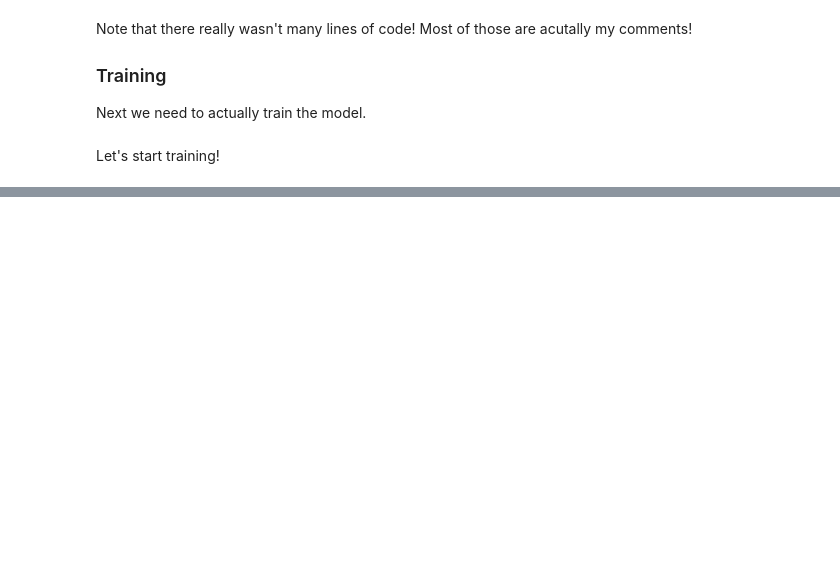
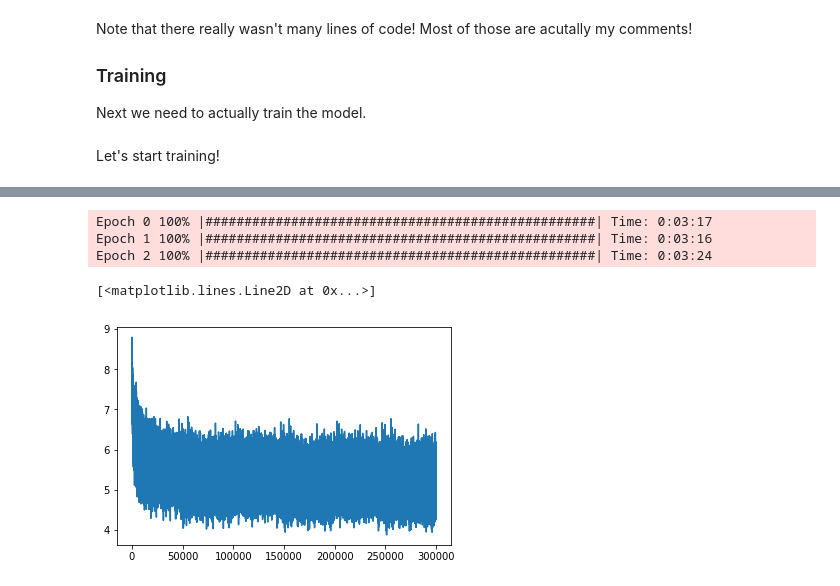
Before and after one commit to sidenver/word2vec_assignment, a Jupyter notebook: w2v_hw/w2v_hw.ipynb, the cells around one changed output, grey strips where cells are left out. Cells and saved outputs as stored; diff of their text form; code cells hidden in the pictures; blank space fills up the shorter version.

Commit message:
complete the writeup, add word similarity dataset

```diff
--- a/w2v_hw/w2v_hw.ipynb
+++ b/w2v_hw/w2v_hw.ipynb
@@ -98,8 +103,8 @@ def make_context_vector(context, word_to_ix):
 # %%
 def data_batcher(X, Y, batches=5):
     '''
-    helper function to batch data, note that batches is not the size of the batch,
-    but how many batches the dataset is divided into.
+    helper function to batch data, note that batches is not the size of
+    the batch, but how many batches the dataset is divided into.
     In:
         X: a matrix of size (num_sample, CONTEXT_SIZE*2)
         Y: an array of size (num_sample)
@@ -286,27 +332,30 @@ Next we need to actually train the model.
 # handy library to help you visualize the progress
 import progressbar
 
-"""
-A function to call for training given the model.
+def train_cbow(model, num_epochs=5, batches=100):
+    """
+    A function to call for training given the model.
 
-Parameters for train():
-    - model: a CBOW instance
-    - num_epochs: number of time the entire dataset is trained through
-    - batches:  recall that batches is not the size of the batch,
-                but how many batches the dataset is divided into.
-"""
-def train(model, num_epochs=5, batches=100):
+    Parameters for train_cbow():
+        - model: a CBOW instance
+        - num_epochs: number of time the entire dataset is trained through
+        - batches:  recall that batches is not the size of the batch,
+                    but how many batches the dataset is divided into.
+    """
+
 
     """
     The negative log likelihood loss.
     It is useful to train a classification problem with C classes.
-    Expected to contain log-probabilities of each class. See nn.NLLLoss.__doc__ for more details.
+    Expected to contain log-probabilities of each class.
+    See nn.NLLLoss.__doc__ for more details.
     """
     criterion = nn.NLLLoss()
 
     """
-    The stochastic gradient descent optimizer used to update weights, once gradient is computed.
-    We set a learning rate of 0.001, and momentum of 0.9.
+    The stochastic gradient descent optimizer used to update weights,
+    once gradient is computed. We set a learning rate of 0.001, and
+    momentum of 0.9.
     """
     optimizer = optim.SGD(model.parameters(), lr=0.001, momentum=0.9)
 
@@ -319,7 +368,9 @@ def train(model, num_epochs=5, batches=100):
         widgets = ['Epoch {} '.format(epoch), progressbar.Percentage(), ' ', progressbar.Bar(), ' ', progressbar.ETA()]
         bar = progressbar.ProgressBar(widgets=widgets, max_value=batches)
 
+        # bar(data_batcher(X, Y, batches)) is a way for progressbar to keep track of data_batcher(X, Y, batches)
         for context, target in bar(data_batcher(X, Y, batches)):
+
             """
             Wrap our training pair context and target first through torch.LongTensor,
             and then through Variable.
@@ -344,7 +395,9 @@ def train(model, num_epochs=5, batches=100):
             The final piece how connecting the network to the data!
             We feed the data in, and get a loss value back.
             """
+            # run this input x forward through the network to get your output vector
             outputs = model(x)
+            # compare outputs against correct output y and generate loss using the loss function
             loss = criterion(outputs, y)
 
             """
@@ -407,0 +446,11 @@ Now let's quickly check our results!
+# %%
+model = CBOW(vocab_size=vocab_size, embedding_dim=10, word_to_ix=word_to_ix)
+
+# Train with 3 epochs, 100,000 data batches
+plt.plot(train_cbow(model, num_epochs=3, batches=100000))
+# %% [output]
+Epoch 0 100% |##################################################| Time: 0:03:17
+Epoch 1 100% |##################################################| Time: 0:03:16
+Epoch 2 100% |##################################################| Time: 0:03:24
+[<matplotlib.lines.Line2D at 0x...>]
+[figure, added]
```
Also changed, not shown: parts of 78 cells of this notebook, 15 other files.
